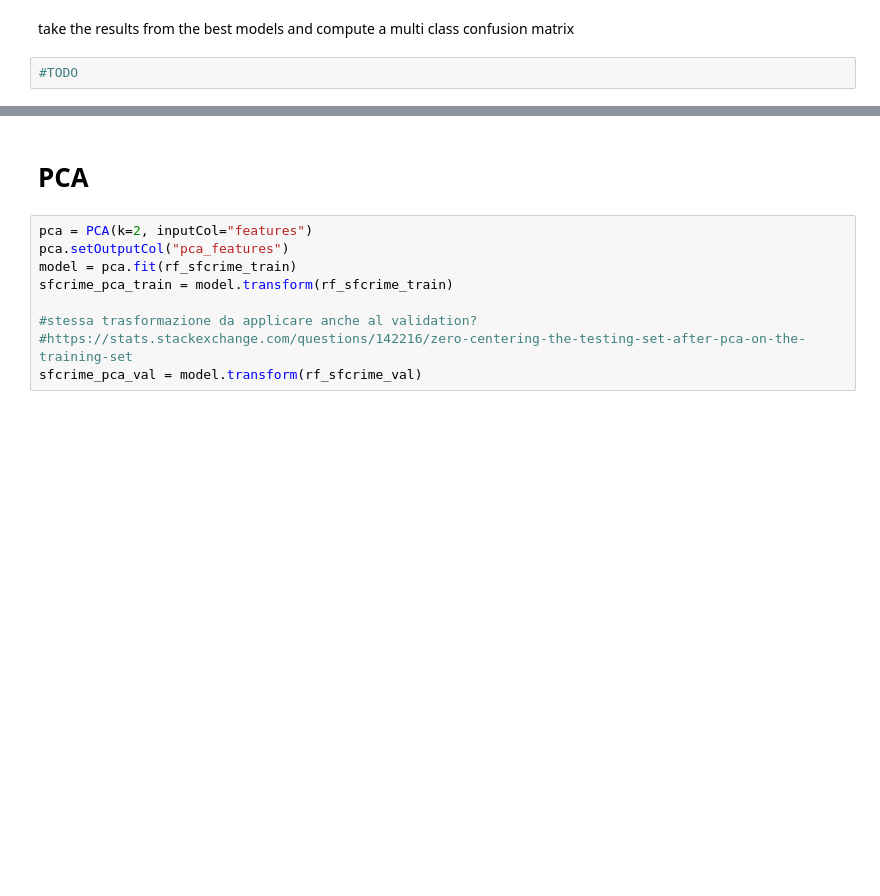
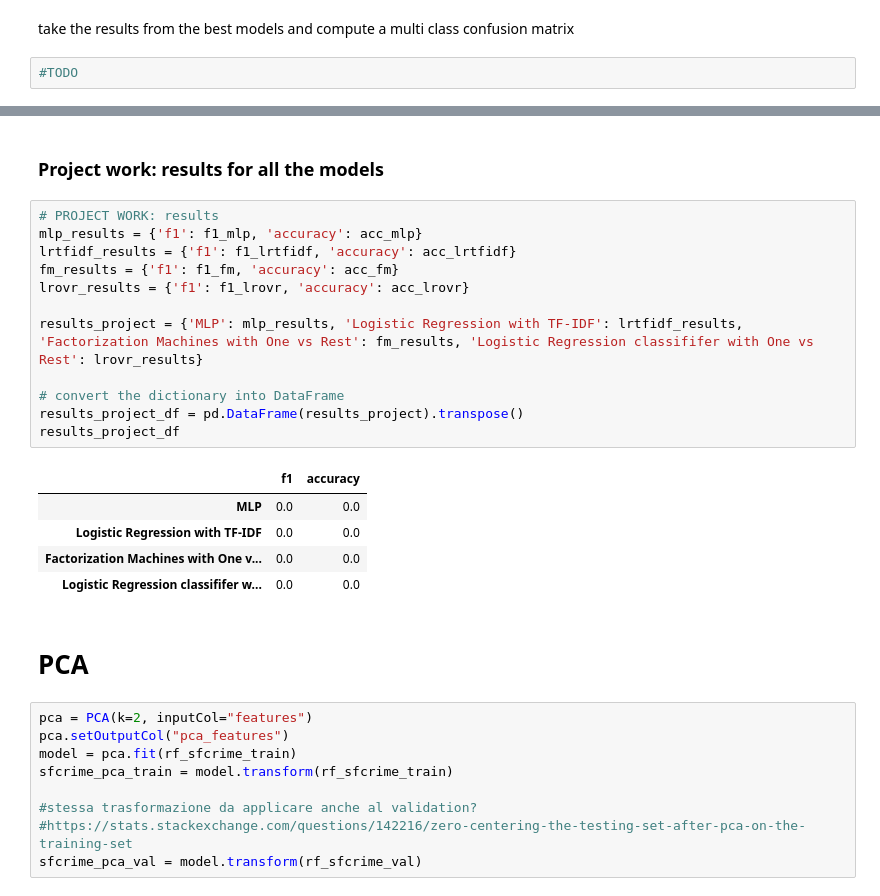
Before and after one commit to giorgiapavani/BDA, a Jupyter notebook: sf-crime-12dic.ipynb, the cells around one changed output, grey strips where cells are left out. Saved outputs shown, nothing was run; the diff lists cells and outputs as text; blank space fills up the shorter version.

```diff
--- a/sf-crime-12dic.ipynb
+++ b/sf-crime-12dic.ipynb
@@ -1089,3 +1126,23 @@ take the results from the best models and compute a multi class confusion matrix
+# %% [markdown]
+### Project work: results for all the models
+# %%
+# PROJECT WORK: results
+mlp_results = {'f1': f1_mlp, 'accuracy': acc_mlp}
+lrtfidf_results = {'f1': f1_lrtfidf, 'accuracy': acc_lrtfidf}
+fm_results = {'f1': f1_fm, 'accuracy': acc_fm}
+lrovr_results = {'f1': f1_lrovr, 'accuracy': acc_lrovr}
+
+results_project = {'MLP': mlp_results, 'Logistic Regression with TF-IDF': lrtfidf_results, 'Factorization Machines with One vs Rest': fm_results, 'Logistic Regression classififer with One vs Rest': lrovr_results}
+
+# convert the dictionary into DataFrame
+results_project_df = pd.DataFrame(results_project).transpose()
+results_project_df
+# %% [output]
+|  | f1 | accuracy |
+| MLP | 0.0 | 0.0 |
+| Logistic Regression with TF-IDF | 0.0 | 0.0 |
+| Factorization Machines with One v... | 0.0 | 0.0 |
+| Logistic Regression classififer w... | 0.0 | 0.0 |
 # %% [markdown]
 # PCA
 # %%
```
Also changed, not shown: parts of 30 cells of this notebook.
